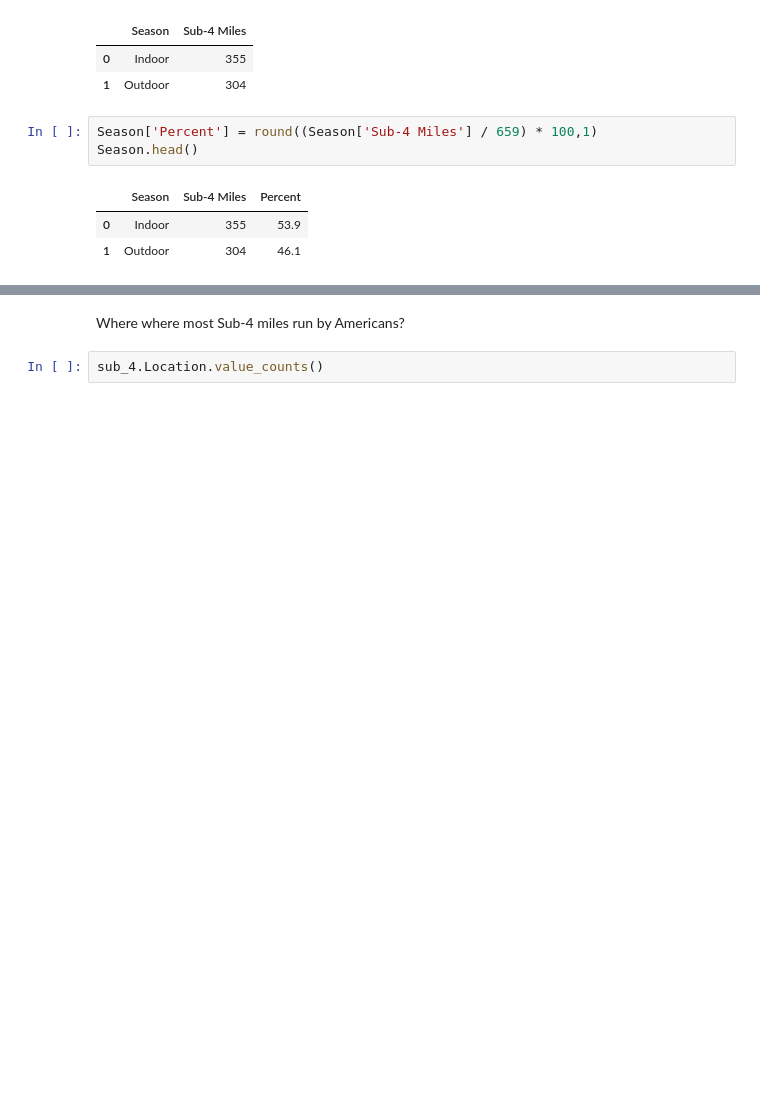
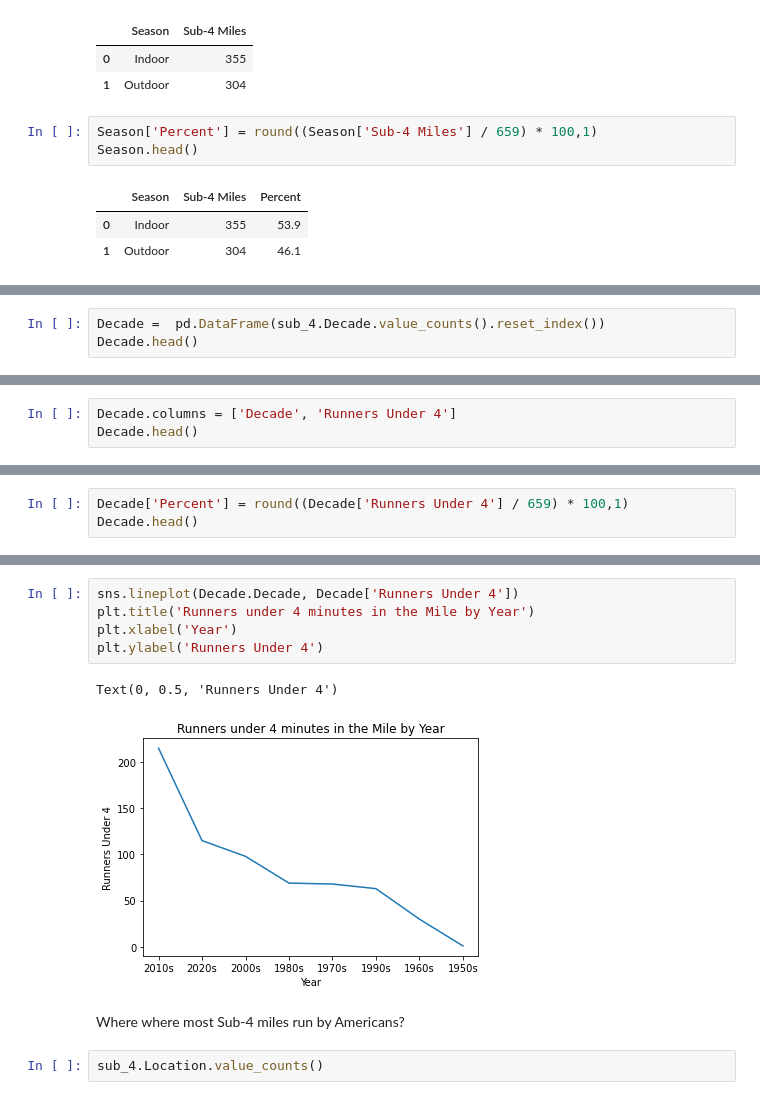
Before and after one commit to LJRollerII/United_States_Sub_4_Milers_Database, a Jupyter notebook: notebooks/Sub_4_Miler_Analysis.ipynb, the cells around one changed output, grey strips where cells are left out. Drawn from its saved outputs; the diff is of its cells as text; blank space fills up the shorter version.

```diff
--- a/notebooks/Sub_4_Miler_Analysis.ipynb
+++ b/notebooks/Sub_4_Miler_Analysis.ipynb
@@ -158,0 +245,3 @@ Season.head()
+# %%
+Decade =  pd.DataFrame(sub_4.Decade.value_counts().reset_index())
+Decade.head()
@@ -158,0 +255,3 @@ Season.head()
+# %%
+Decade.columns = ['Decade', 'Runners Under 4']
+Decade.head()
@@ -158,0 +265,3 @@ Season.head()
+# %%
+Decade['Percent'] = round((Decade['Runners Under 4'] / 659) * 100,1)
+Decade.head()
@@ -159,3 +275,11 @@ Season.head()
+# %%
+sns.lineplot(Decade.Decade, Decade['Runners Under 4'])
+plt.title('Runners under 4 minutes in the Mile by Year')
+plt.xlabel('Year')
+plt.ylabel('Runners Under 4')
+# %% [output]
+Text(0, 0.5, 'Runners Under 4')
+[figure, added]
 # %% [markdown]
 Where where most Sub-4 miles run by Americans?
 # %%
```
Also changed, not shown: parts of 17 cells of this notebook.
